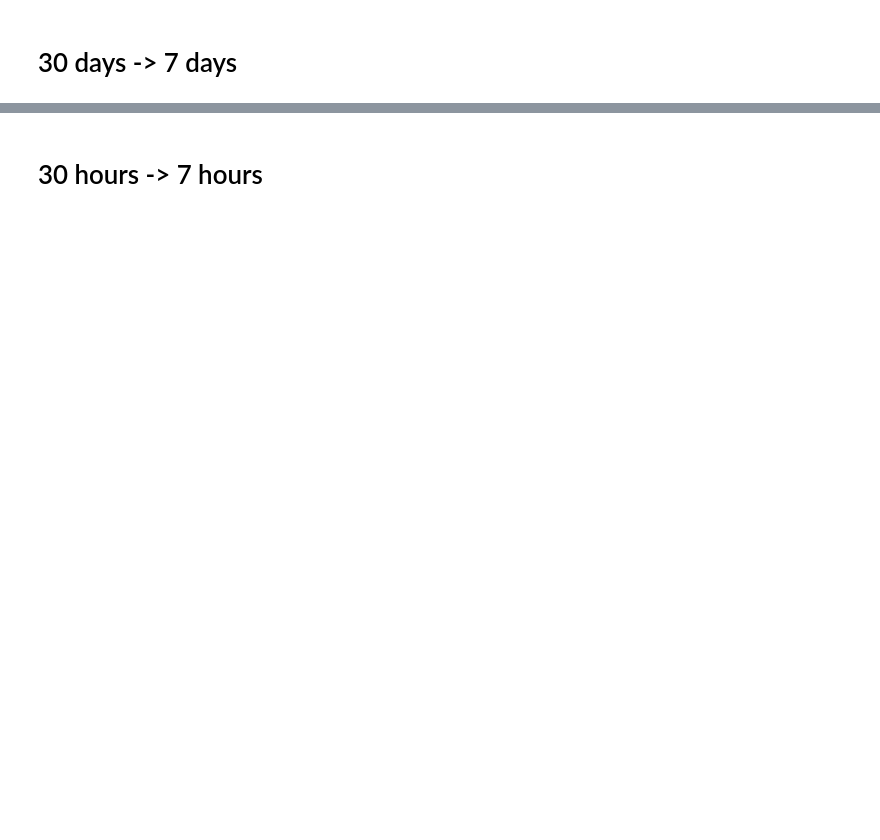
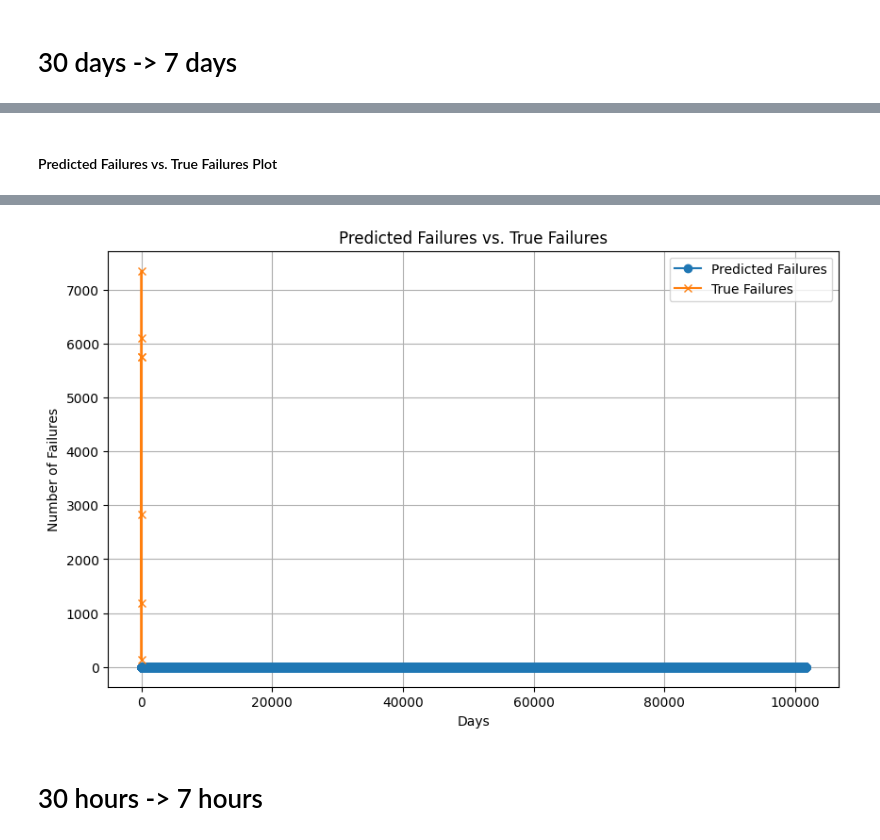
Before and after one commit to yyzangg/honours-programme-project, a Jupyter notebook: LSTM.ipynb, the cells around one changed output, grey strips where cells are left out. Cells and saved outputs as stored; diff of their text form; code cells hidden in the pictures; blank space fills up the shorter version.

```diff
--- a/LSTM.ipynb
+++ b/LSTM.ipynb
@@ -177,0 +206,26 @@ Mean Squared Error for Predictions: 0.1080
+# %% [markdown]
+#### Predicted Failures vs. True Failures Plot
+# %%
+# Define the number of days to make predictions
+num_days = 7  # Change if needed
+
+# Make predictions for the specified number of days
+predicted_failures = predict_future_failures(lstm_model_day, input_data, sequence_length, num_days)
+
+# Denormalize the predicted failures
+predicted_failures_denormalized = predicted_failures * (lstm_data_day['target'].max() - lstm_data_day['target'].min()) + lstm_data_day['target'].min()
+
+# Get the true failures for the specified number of days
+true_failures = y_test_day[0:0+num_days]  # Adjust the range as needed
+
+# Plot predicted failures vs. true failures
+plt.figure(figsize=(10, 6))
+plt.plot(predicted_failures_denormalized, label='Predicted Failures', marker='o')
+plt.plot(true_failures, label='True Failures', marker='x')
+plt.xlabel('Days')
+plt.ylabel('Number of Failures')
+plt.title('Predicted Failures vs. True Failures')
+plt.legend()
+plt.grid(True)
+plt.show()
+# %% [output]
@@ -178,2 +239,3 @@ Mean Squared Error for Predictions: 0.1080
+[figure, added]
 # %% [markdown]
 # 30 hours -> 7 hours
```
Also changed, not shown: parts of 25 cells of this notebook, 3 other files.
